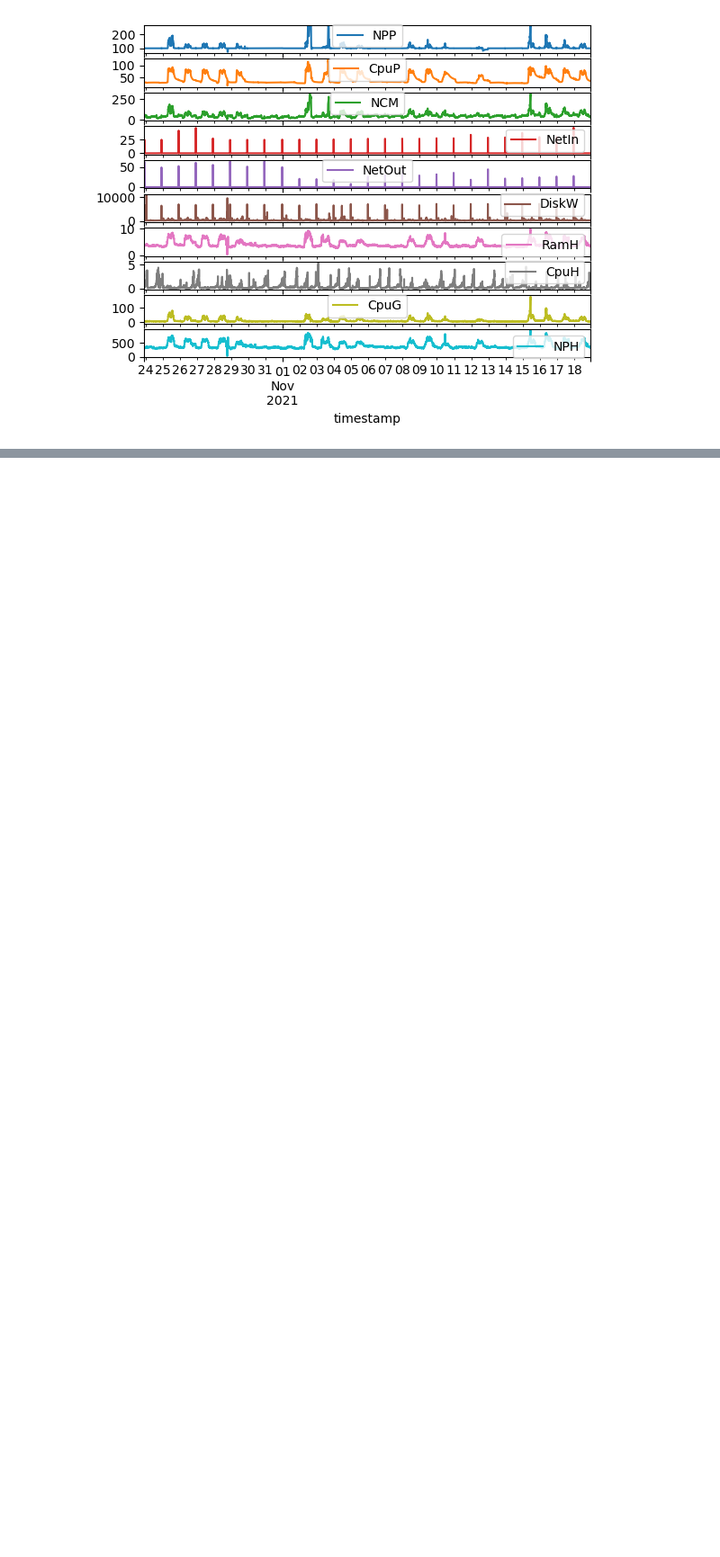
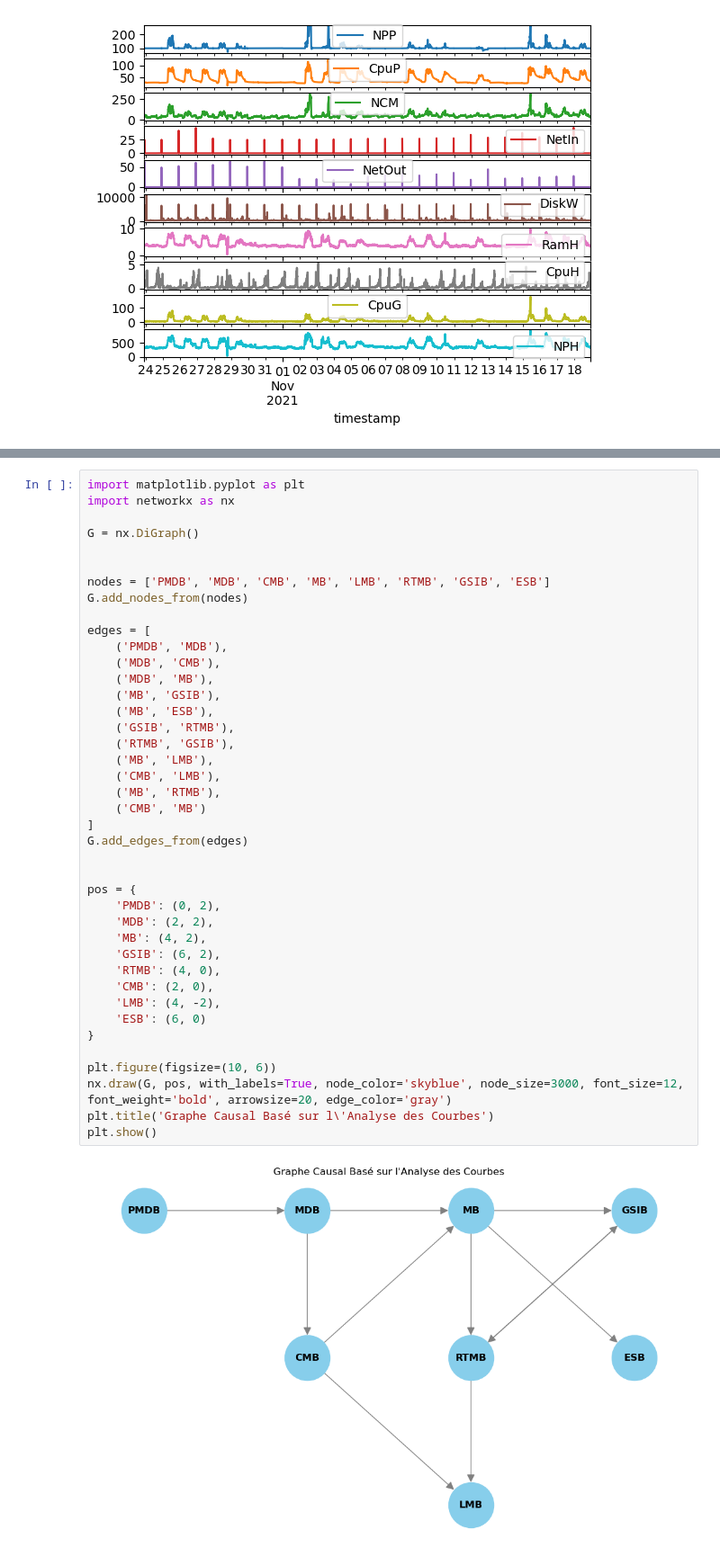
Before and after one commit to chloegdt/Case_Studies_of_Causal_Discovery_from_IT_Monitoring_Time_Series, a Jupyter notebook: plots.ipynb, the cells around one changed output, grey strips where cells are left out. Shown at 90% size. Drawn from its saved outputs; the diff is of its cells as text; blank space fills up the shorter version.

```diff
--- a/plots.ipynb
+++ b/plots.ipynb
@@ -821,0 +543,43 @@ plt.show()
+# %%
+import matplotlib.pyplot as plt
+import networkx as nx
+
+G = nx.DiGraph()
+
+
+nodes = ['PMDB', 'MDB', 'CMB', 'MB', 'LMB', 'RTMB', 'GSIB', 'ESB']
+G.add_nodes_from(nodes)
+
+edges = [
+    ('PMDB', 'MDB'),
+    ('MDB', 'CMB'),
+    ('MDB', 'MB'),
+    ('MB', 'GSIB'),
+    ('MB', 'ESB'),
+    ('GSIB', 'RTMB'),
+    ('RTMB', 'GSIB'),
+    ('MB', 'LMB'),
+    ('CMB', 'LMB'),
+    ('MB', 'RTMB'),
+    ('CMB', 'MB')
+]
+G.add_edges_from(edges)
+
+
+pos = {
+    'PMDB': (0, 2),
+    'MDB': (2, 2),
+    'MB': (4, 2),
+    'GSIB': (6, 2),
+    'RTMB': (4, 0),
+    'CMB': (2, 0),
+    'LMB': (4, -2),
+    'ESB': (6, 0)
+}
+
+plt.figure(figsize=(10, 6))
+nx.draw(G, pos, with_labels=True, node_color='skyblue', node_size=3000, font_size=12, font_weight='bold', arrowsize=20, edge_color='gray')
+plt.title('Graphe Causal Basé sur l\'Analyse des Courbes')
+plt.show()
+# %% [output]
+[figure, added]
```
Also changed, not shown: parts of 35 cells of this notebook.
